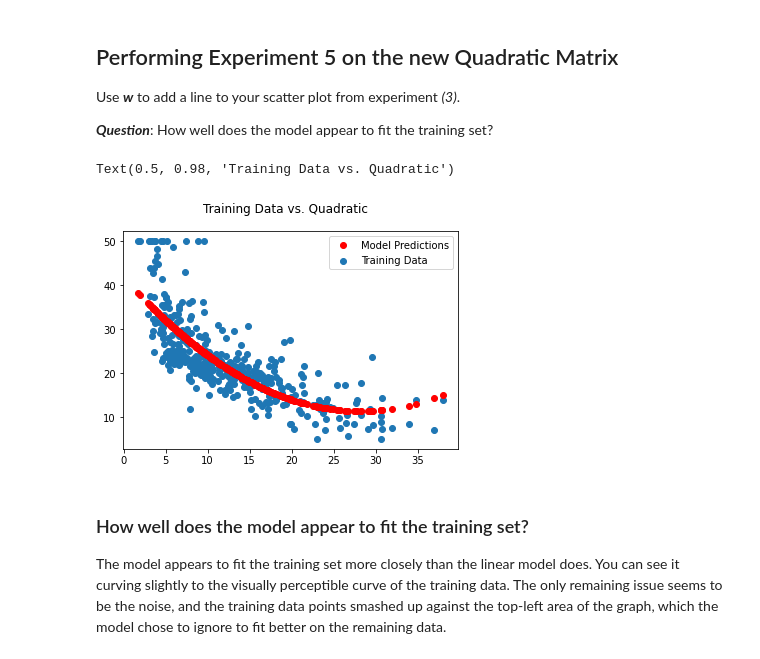
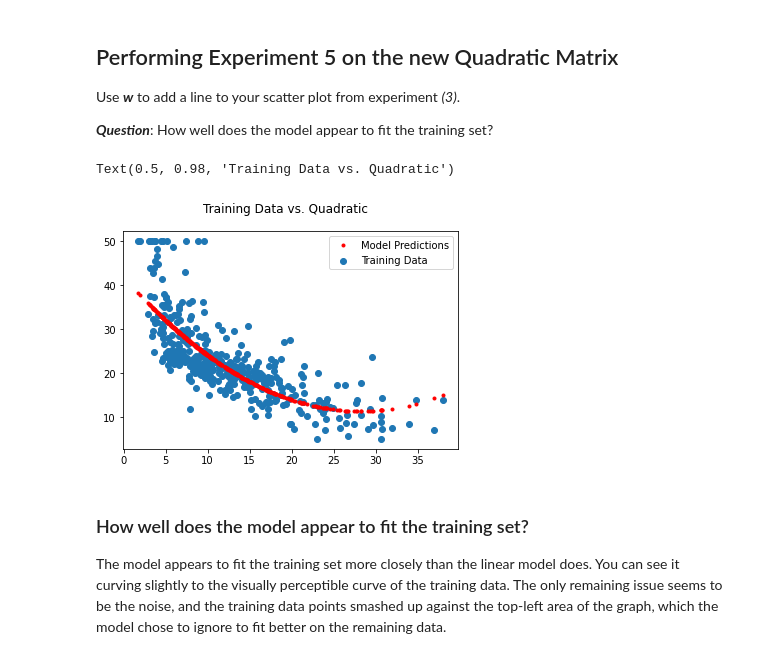
Before and after one commit to BrandonXue/cpsc-483-p2, a Jupyter notebook: cpsc_483_p2.ipynb, the cells around one changed output. Cells and saved outputs as stored; diff of their text form; code cells hidden in the pictures.

```diff
--- a/cpsc_483_p2.ipynb
+++ b/cpsc_483_p2.ipynb
@@ -448,24 +448,24 @@ Use ***w*** to add a line to your scatter plot from experiment *(3)*.
 # %%
 
 # Experiment 7-5
 
 #
 predictions_lstat_quadratic_training = np.dot(X_lstat_quadratic_training, lstat_quadratic_weights)
 
 #
 fig, ax = plt.subplots()
 ax.scatter(X_lstat_quadratic_training[:, 1], boston_training_set.TARGET, label="Training Data")
 ax.plot(
     X_lstat_quadratic_training[:, 1],
     predictions_lstat_quadratic_training,
-    'ro',  # I guess a line doesn't work with this, so I'm using red dots
+    'r.',  # I guess a line doesn't work with this, so I'm using red dots
     label='Model Predictions'
 )
 ax.legend()
 fig.suptitle("Training Data vs. Quadratic")
 # %% [output]
 Text(0.5, 0.98, 'Training Data vs. Quadratic')
-[figure, old version]
+[figure, new version]
 # %% [markdown]
 ### How well does the model appear to fit the training set?
 The model appears to fit the training set more closely than the linear model does. You can see it curving slightly to the visually perceptible curve of the training data. The only remaining issue seems to be the noise, and the training data points smashed up against the top-left area of the graph, which the model chose to ignore to fit better on the remaining data.
```
Also changed, not shown: parts of 2 cells of this notebook.
